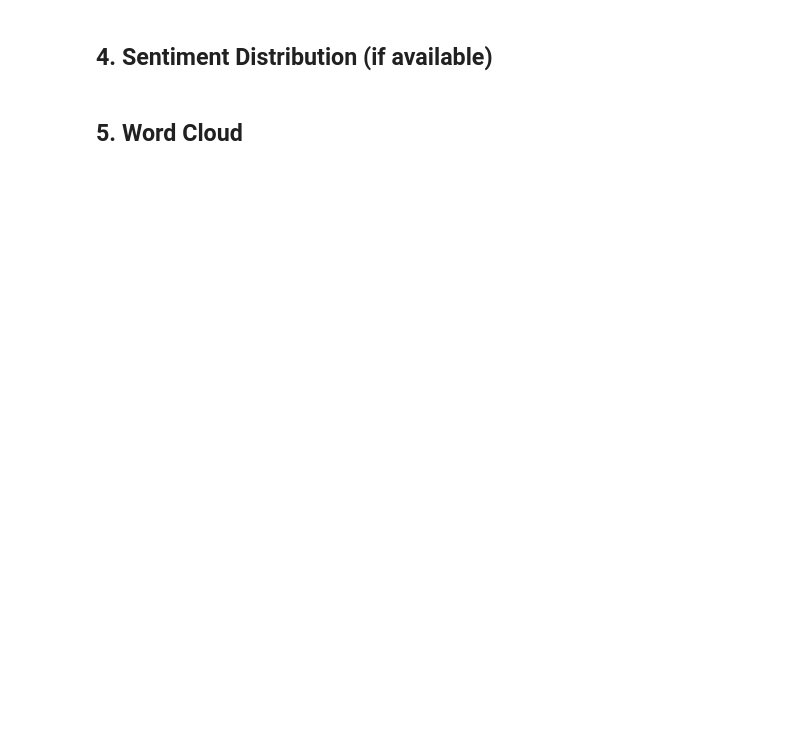
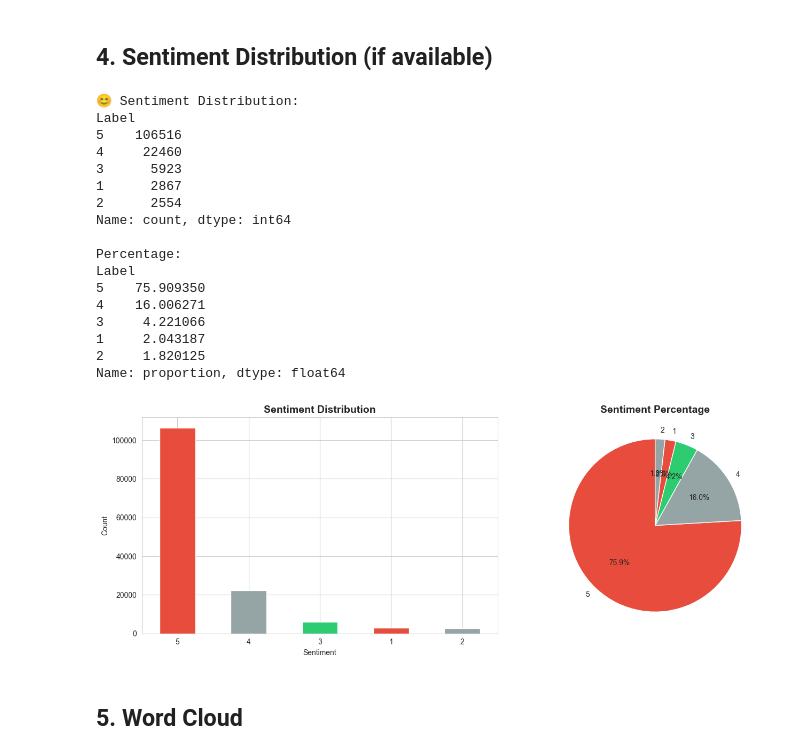
Before and after one commit to param20h/mooc-feedback-mining-msme, a Jupyter notebook: notebooks/01_data_exploration.ipynb, the cells around one changed output. Drawn from its saved outputs; the diff is of its cells as text; code cells hidden in the pictures; blank space fills up the shorter version.

```diff
--- a/notebooks/01_data_exploration.ipynb
+++ b/notebooks/01_data_exploration.ipynb
@@ -47,7 +106,7 @@ print(missing_df[missing_df['Missing Count'] > 0])
 # %%
 # Assuming review column is named 'review' or 'text'
 # Adjust column name as needed
-text_column = 'review'  # Change this to your actual text column name
+text_column = 'Review'  # Change this to your actual text column name
 
 # Calculate review lengths
 df['review_length'] = df[text_column].astype(str).apply(lambda x: len(x.split()))
@@ -83,36 +150,55 @@ plt.show()
 # %%
 # Check if sentiment/label column exists
 # Adjust column name as needed
-if 'sentiment' in df.columns or 'label' in df.columns:
-    sentiment_col = 'sentiment' if 'sentiment' in df.columns else 'label'
+if 'sentiment' in df.columns or 'Label' in df.columns:
+    sentiment_col = 'sentiment' if 'sentiment' in df.columns else 'Label'
 
     print(f"\n😊 Sentiment Distribution:")
     print(df[sentiment_col].value_counts())
     print(f"\nPercentage:")
     print(df[sentiment_col].value_counts(normalize=True) * 100)
 
     # Plot distribution
     fig, (ax1, ax2) = plt.subplots(1, 2, figsize=(14, 5))
 
     # Bar chart
     sentiment_counts = df[sentiment_col].value_counts()
     sentiment_counts.plot(kind='bar', ax=ax1, color=['#e74c3c', '#95a5a6', '#2ecc71'])
     ax1.set_title('Sentiment Distribution', fontsize=14, fontweight='bold')
     ax1.set_xlabel('Sentiment')
     ax1.set_ylabel('Count')
     ax1.tick_params(axis='x', rotation=0)
 
     # Pie chart
     colors = ['#e74c3c', '#95a5a6', '#2ecc71']
     ax2.pie(sentiment_counts.values, labels=sentiment_counts.index,
             autopct='%1.1f%%', startangle=90, colors=colors)
     ax2.set_title('Sentiment Percentage', fontsize=14, fontweight='bold')
 
     plt.tight_layout()
     plt.savefig('../reports/figures/sentiment_distribution.png', dpi=300, bbox_inches='tight')
     plt.show()
 else:
     print("\n⚠️ No sentiment column found. You may need to create labels.")
+# %% [output]
+😊 Sentiment Distribution:
+Label
+5    106516
+4     22460
+3      5923
+1      2867
+2      2554
+Name: count, dtype: int64
+
+Percentage:
+Label
+5    75.909350
+4    16.006271
+3     4.221066
+1     2.043187
+2     1.820125
+Name: proportion, dtype: float64
+[figure, added]
 # %% [markdown]
 ## 5. Word Cloud
 # %%
```
Also changed, not shown: parts of 10 cells of this notebook, 8 other files.
